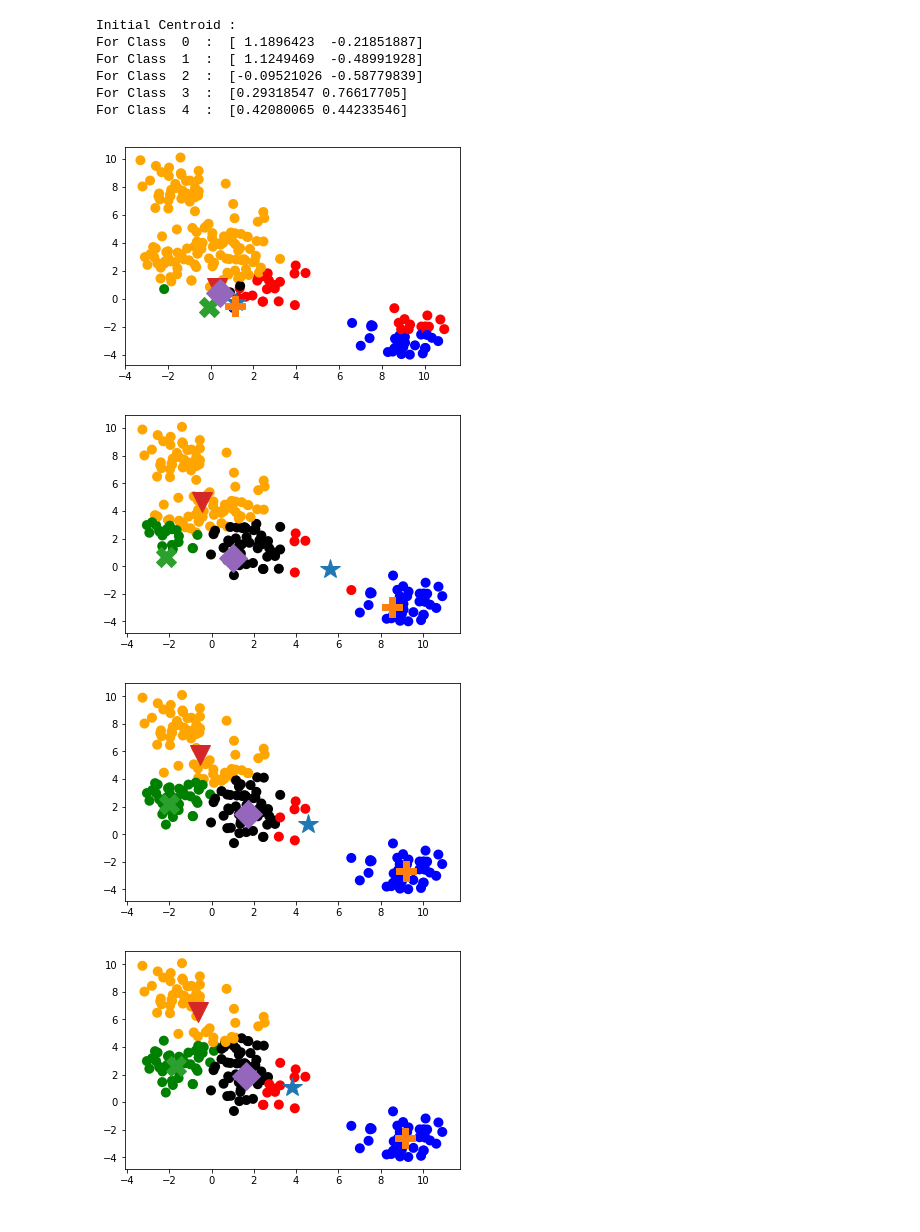
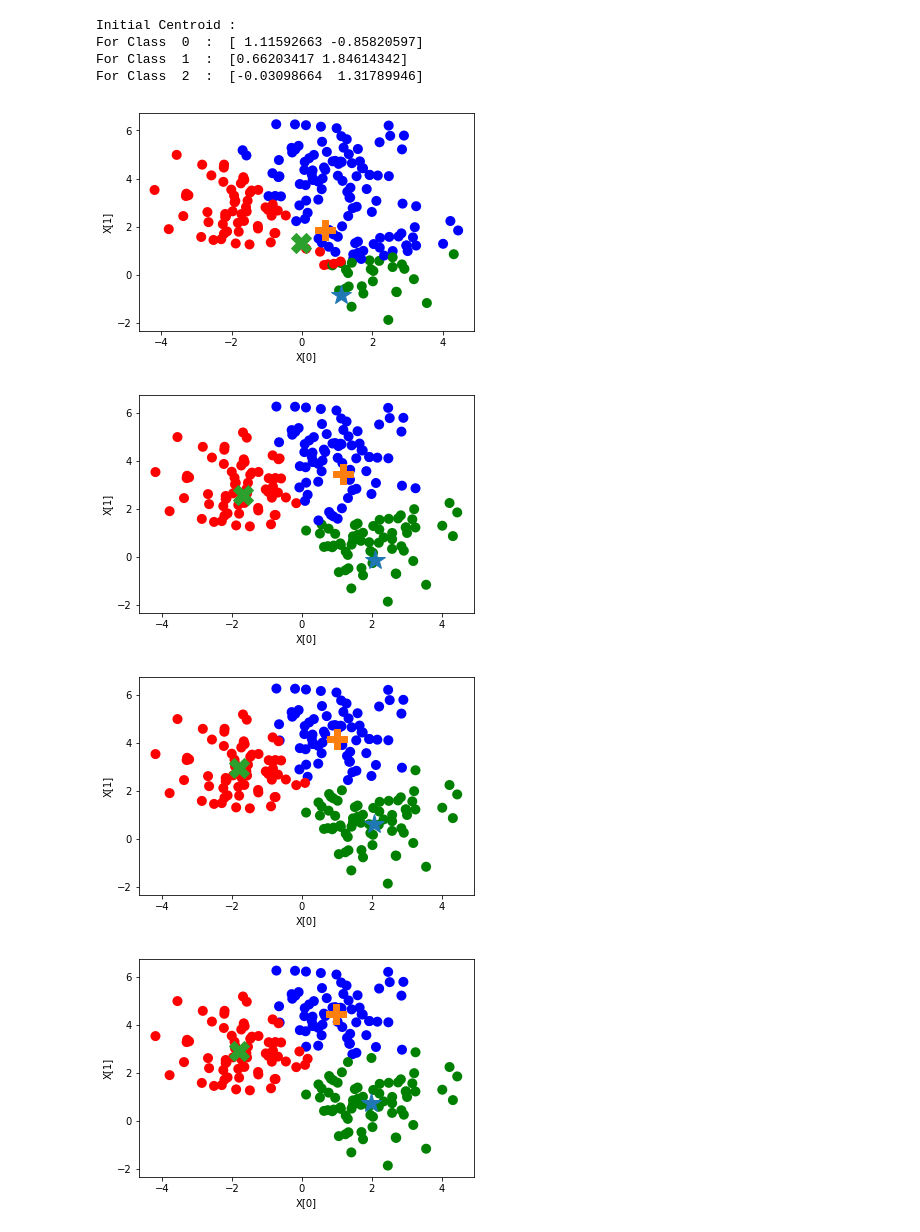
Before and after one commit to Kulvinder26/Machine-learning, a Jupyter notebook: Untitled4.ipynb, the cells around one changed output. Cells and saved outputs as stored; diff of their text form; code cells hidden in the pictures.

```diff
--- a/Untitled4.ipynb
+++ b/Untitled4.ipynb
@@ -35,7 +35,7 @@ import matplotlib.pyplot as plt                             # plotting the data
 
 from copy import deepcopy                                   # Utility functions
 # %%
-def give_label(X,centroid,n_centroid):
+def give_label(X,centroid,n_centroid):     #For finding the label for the given point based on the distance to nearest centroid
     label = [None]*X.shape[0]
     for i in range(X.shape[0]):
         k = [None]*centroid.shape[0]
@@ -53,11 +53,11 @@ def give_label(X,centroid,n_centroid):
 
     for l in label:
         if l == 0:
-            color.append('red')
+            color.append('green')
         elif l == 1:
             color.append('blue')
         elif l == 2:
-            color.append('green')
+            color.append('red')
         elif l == 3:
             color.append('orange')
         else:
@@ -66,6 +66,8 @@ def give_label(X,centroid,n_centroid):
     for j in range(n_centroid):
         plt.plot(centroid[j][0],centroid[j][1],k[j],linewidth=20, markersize=20)
     plt.scatter(X0,X1,linewidths=4 ,color = color)
+    plt.ylabel('X[1]')
+    plt.xlabel('X[0]')
     plt.show()
     return label
 # %%
@@ -87,40 +89,40 @@ def dist(a, b, ax=1):
     return np.linalg.norm(a - b, axis=ax)
 # %%
-n_centroid = 5
+n_centroid = 3    # the given implementation works for cases where number of centroid is in range [1,5]
+                  # Just change the case you want to see like n_centroid = 2 or 3 or 4 etc.
 
-
-X, y = make_blobs(n_samples=200, centers=n_centroid, n_features=2,random_state=0)
+X, _ = make_blobs(n_samples=200, centers=n_centroid, n_features=2,random_state=0)  # Creates data points for any classification based algorithm
 #print(X.shape)
-centroid = np.random.uniform(-1,2,(n_centroid,X.shape[1]))
+centroid = np.random.uniform(-1,2,(n_centroid,X.shape[1]))    # Randomly initialising the centroids
 
 #print(X)
-print("Initial Centroid : ")
+print("Initial Centroid : ")         # Displaying Initial centroids
 for i in range(n_centroid):
   print("For Class ",i," : ",centroid[i])
 
 
 centro = [5] * len(centroid)
 C_old = np.zeros(centroid.shape)
 error = dist(centroid, C_old, None)
-while(error != 0):
+
+
+while(error != 0):                   # Runs both functions till centroids converges
 
     c = give_label(X,centroid,n_centroid)
     C_old = deepcopy(centroid)
     centroid = move_label(X,centroid,c)
     error = dist(centroid, C_old, None)
 
 
-print("Final Optimal Centroid : ")
+print("Final Optimal Centroid : ")    # Displaying Final centroids
 for i in range(n_centroid):
   print("For Class ",i," : ",centroid[i])
 # %% [output]
 Initial Centroid :
-For Class  0  :  [ 1.1896423  -0.21851887]
-For Class  1  :  [ 1.1249469  -0.48991928]
-For Class  2  :  [-0.09521026 -0.58779839]
-For Class  3  :  [0.29318547 0.76617705]
-For Class  4  :  [0.42080065 0.44233546]
+For Class  0  :  [ 1.11592663 -0.85820597]
+For Class  1  :  [0.66203417 1.84614342]
+For Class  2  :  [-0.03098664  1.31789946]
-[figure, old version]
+[figure, new version]
-[figure, old version]
+[figure, new version]
-[figure, old version]
+[figure, new version]
-[figure, old version]
+[figure, new version]
```
Also changed, not shown: parts of 5 cells of this notebook.
